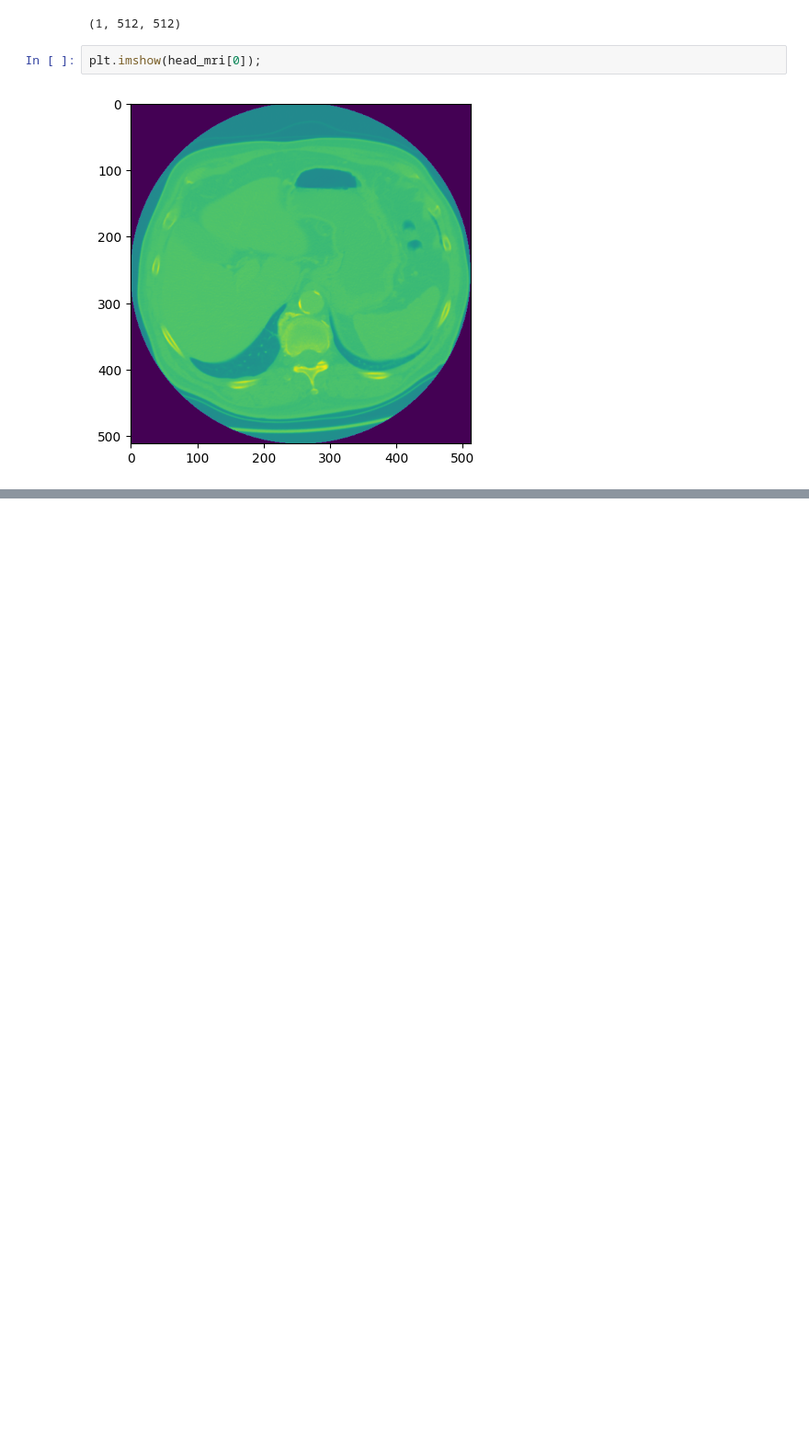
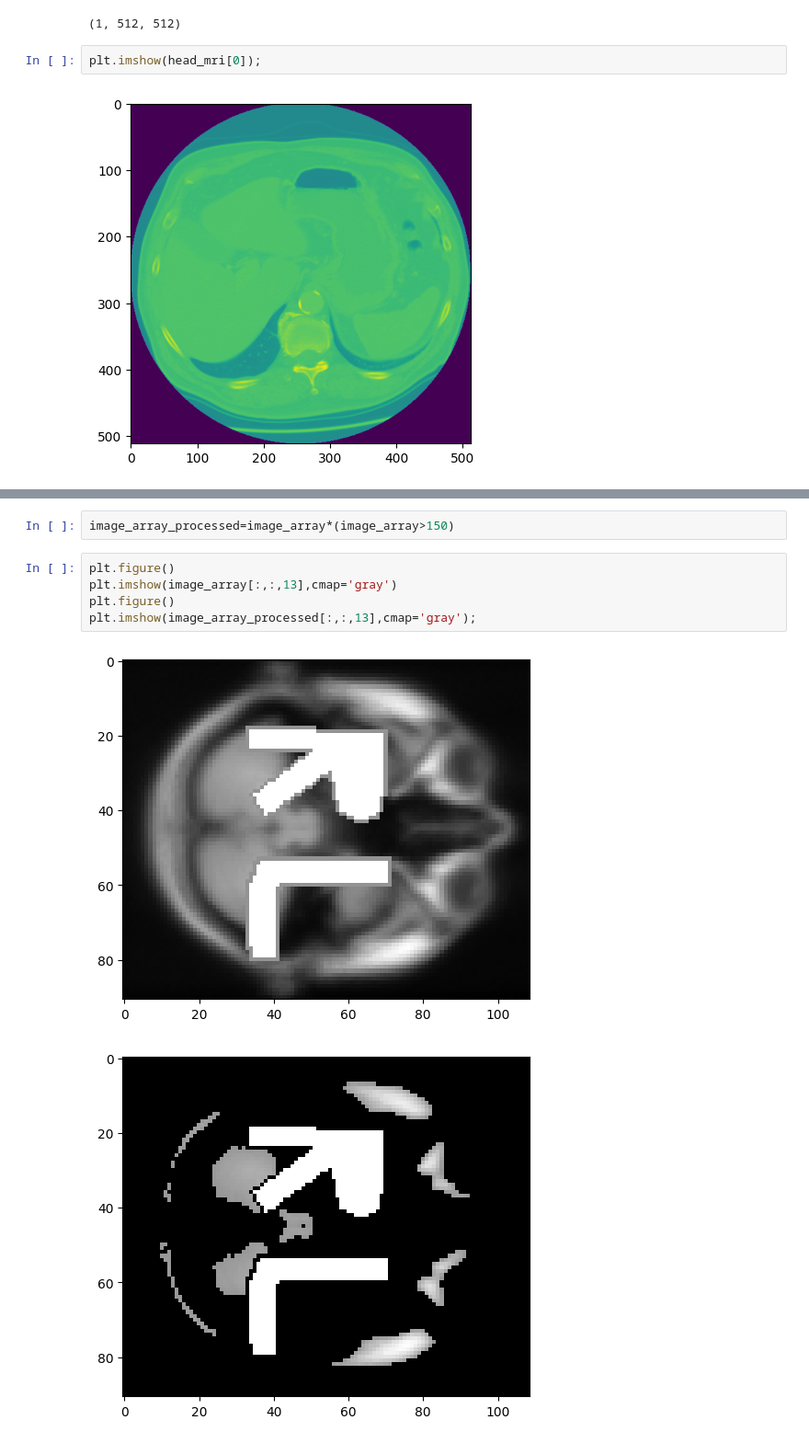
Before and after one commit to DANISHEAZAM/Medical-Imaging, a Jupyter notebook: Introduction to Medical Imaging .ipynb, the cells around one changed output, grey strips where cells are left out. Shown at 92% size. Saved outputs shown, nothing was run; the diff lists cells and outputs as text; blank space fills up the shorter version.

```diff
--- a/Introduction to Medical Imaging .ipynb
+++ b/Introduction to Medical Imaging .ipynb
@@ -147,0 +189,10 @@ plt.imshow(head_mri[0]);
+# %%
+image_array_processed=image_array*(image_array>150)
+# %%
+plt.figure()
+plt.imshow(image_array[:,:,13],cmap='gray')
+plt.figure()
+plt.imshow(image_array_processed[:,:,13],cmap='gray');
+# %% [output]
+[figure, added]
+[figure, added]
```
Also changed, not shown: parts of 9 cells of this notebook.
